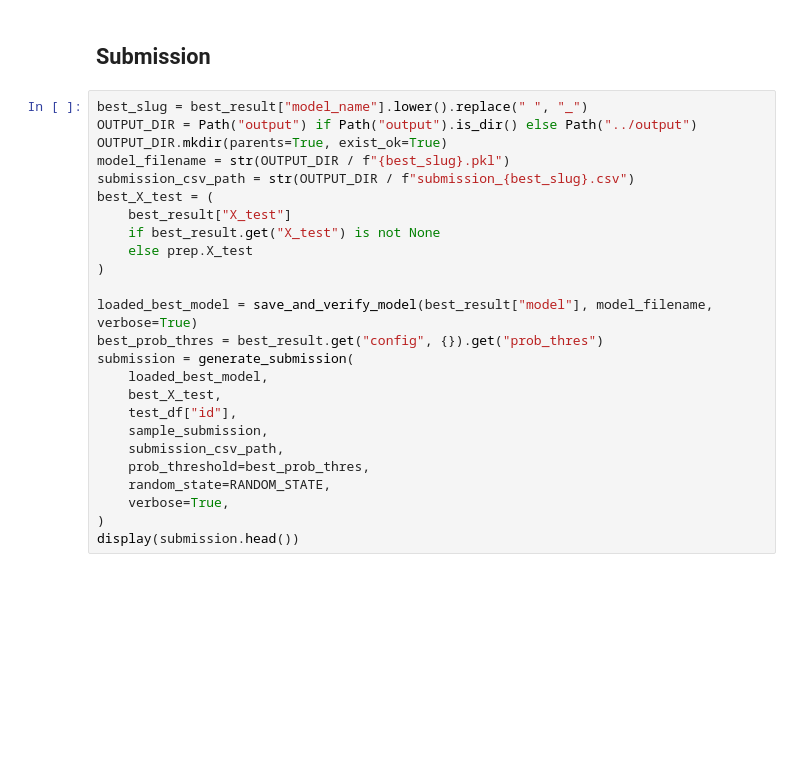
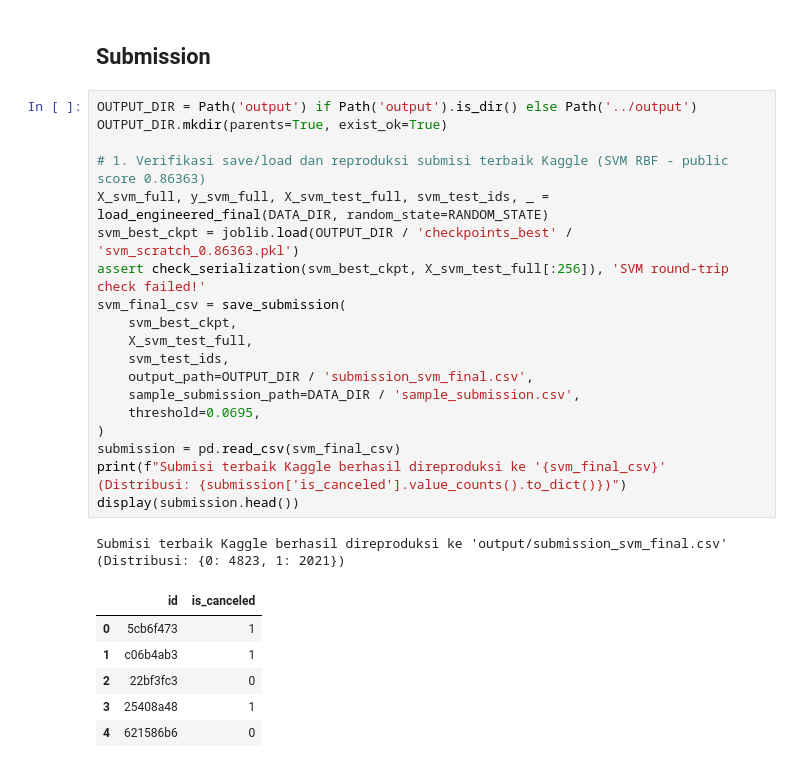
Before and after one commit to ethj0r/IF3170_G06_PhilippsLeatherJacket, a Jupyter notebook: main.ipynb, the cells around one changed output. Drawn from its saved outputs; the diff is of its cells as text; blank space fills up the shorter version.

Commit message:
docs: finalize integrated pipeline, experiment notebooks, and final report

```diff
--- a/main.ipynb
+++ b/main.ipynb
@@ -234,27 +442,29 @@ print(f"Best model: {best_result['model_name']} (Macro F1 = {best_result['macro_
 # %% [markdown]
 ## Submission
-# %%
-best_slug = best_result["model_name"].lower().replace(" ", "_")
-OUTPUT_DIR = Path("output") if Path("output").is_dir() else Path("../output")
-OUTPUT_DIR.mkdir(parents=True, exist_ok=True)
-model_filename = str(OUTPUT_DIR / f"{best_slug}.pkl")
-submission_csv_path = str(OUTPUT_DIR / f"submission_{best_slug}.csv")
-best_X_test = (
-    best_result["X_test"]
-    if best_result.get("X_test") is not None
-    else prep.X_test
-)
-
-loaded_best_model = save_and_verify_model(best_result["model"], model_filename, verbose=True)
-best_prob_thres = best_result.get("config", {}).get("prob_thres")
-submission = generate_submission(
-    loaded_best_model,
-    best_X_test,
-    test_df["id"],
-    sample_submission,
-    submission_csv_path,
-    prob_threshold=best_prob_thres,
-    random_state=RANDOM_STATE,
-    verbose=True,
-)
-display(submission.head())
+# %%
+OUTPUT_DIR = Path('output') if Path('output').is_dir() else Path('../output')
+OUTPUT_DIR.mkdir(parents=True, exist_ok=True)
+
+# 1. Verifikasi save/load dan reproduksi submisi terbaik Kaggle (SVM RBF - public score 0.86363)
+X_svm_full, y_svm_full, X_svm_test_full, svm_test_ids, _ = load_engineered_final(DATA_DIR, random_state=RANDOM_STATE)
+svm_best_ckpt = joblib.load(OUTPUT_DIR / 'checkpoints_best' / 'svm_scratch_0.86363.pkl')
+assert check_serialization(svm_best_ckpt, X_svm_test_full[:256]), 'SVM round-trip check failed!'
+svm_final_csv = save_submission(
+    svm_best_ckpt,
+    X_svm_test_full,
+    svm_test_ids,
+    output_path=OUTPUT_DIR / 'submission_svm_final.csv',
+    sample_submission_path=DATA_DIR / 'sample_submission.csv',
+    threshold=0.0695,
+)
+submission = pd.read_csv(svm_final_csv)
+print(f"Submisi terbaik Kaggle berhasil direproduksi ke '{svm_final_csv}' (Distribusi: {submission['is_canceled'].value_counts().to_dict()})")
+display(submission.head())
+# %% [output]
+Submisi terbaik Kaggle berhasil direproduksi ke 'output/submission_svm_final.csv' (Distribusi: {0: 4823, 1: 2021})
+|  | id | is_canceled |
+| 0 | 5cb6f473 | 1 |
+| 1 | c06b4ab3 | 1 |
+| 2 | 22bf3fc3 | 0 |
+| 3 | 25408a48 | 1 |
+| 4 | 621586b6 | 0 |
```
Also changed, not shown: parts of 15 cells of this notebook, 24 other files.
